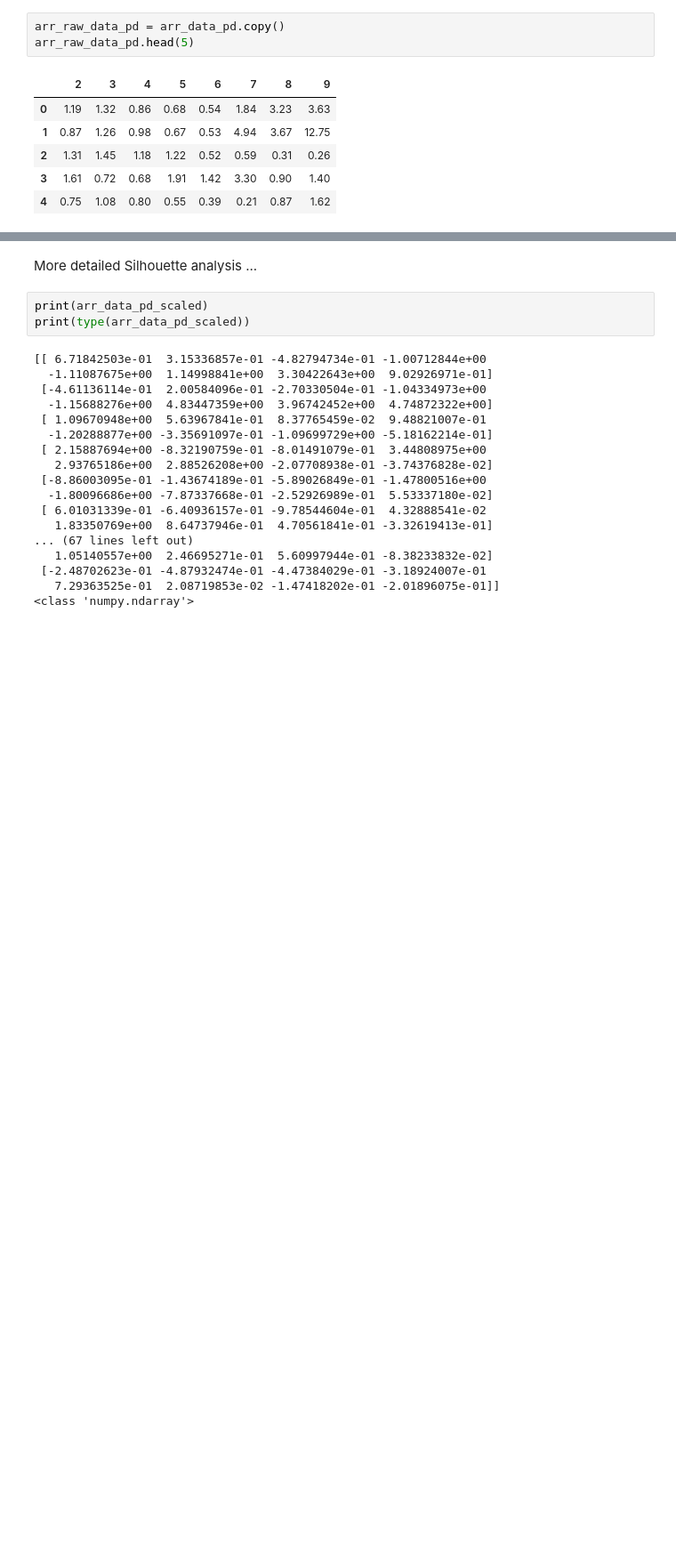
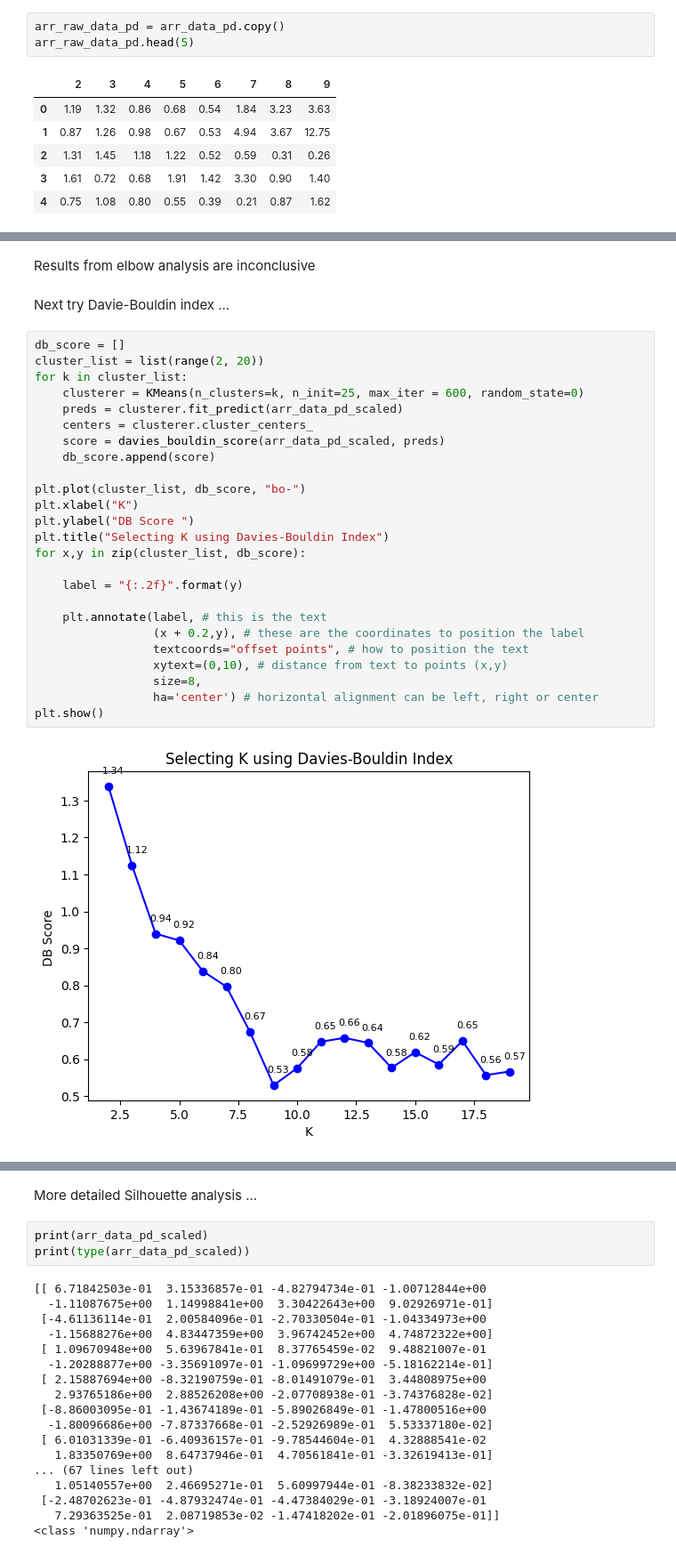
Before and after one commit to jp-cranfield/bioSOM, a Jupyter notebook: InitialDataAnalysis.ipynb, the cells around one changed output, grey strips where cells are left out. Shown at 89% size. Drawn from its saved outputs; the diff is of its cells as text; blank space fills up the shorter version.

```diff
--- a/InitialDataAnalysis.ipynb
+++ b/InitialDataAnalysis.ipynb
@@ -116,0 +130,31 @@ No real elbow in curve ...
+# %% [markdown]
+Results from elbow analysis are inconclusive
+# %% [markdown]
+Next try Davie-Bouldin index ...
+# %%
+db_score = []
+cluster_list = list(range(2, 20))
+for k in cluster_list:
+    clusterer = KMeans(n_clusters=k, n_init=25, max_iter = 600, random_state=0)
+    preds = clusterer.fit_predict(arr_data_pd_scaled)
+    centers = clusterer.cluster_centers_
+    score = davies_bouldin_score(arr_data_pd_scaled, preds)
+    db_score.append(score)
+
+plt.plot(cluster_list, db_score, "bo-")
+plt.xlabel("K")
+plt.ylabel("DB Score ")
+plt.title("Selecting K using Davies-Bouldin Index")
+for x,y in zip(cluster_list, db_score):
+
+    label = "{:.2f}".format(y)
+
+    plt.annotate(label, # this is the text
+                 (x + 0.2,y), # these are the coordinates to position the label
+                 textcoords="offset points", # how to position the text
+                 xytext=(0,10), # distance from text to points (x,y)
+                 size=8,
+                 ha='center') # horizontal alignment can be left, right or center
+plt.show()
+# %% [output]
+[figure, added]
```
Also changed, not shown: parts of 59 cells of this notebook, 1 other file.
